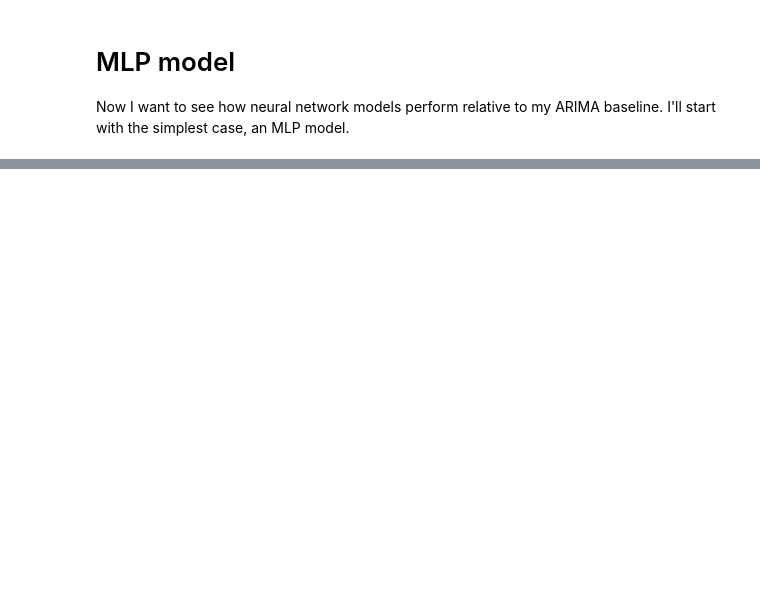
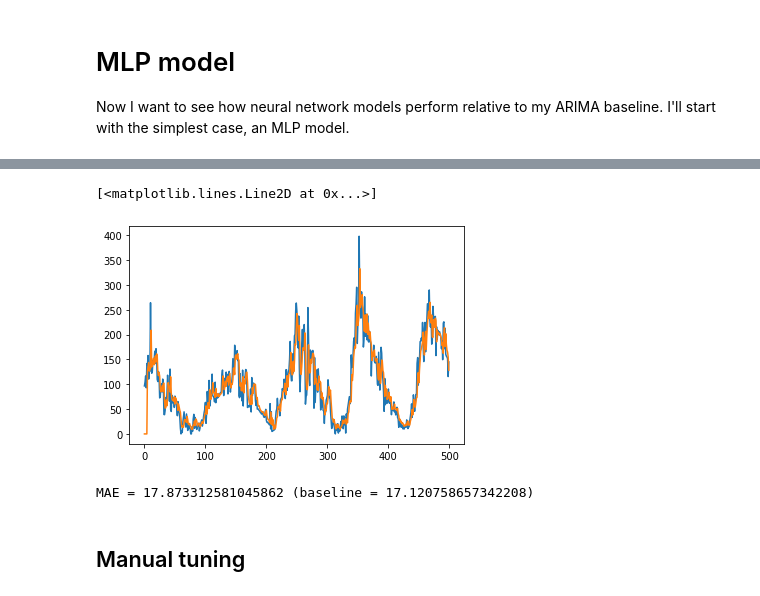
Before and after one commit to vivecalindahl/timeseries-prediction, a Jupyter notebook: rnn-lstm-forecasting.ipynb, the cells around one changed output, grey strips where cells are left out. Saved outputs shown, nothing was run; the diff lists cells and outputs as text; code cells hidden in the pictures; blank space fills up the shorter version.

Commit message:
Add manual tunings of MLP

```diff
--- a/rnn-lstm-forecasting.ipynb
+++ b/rnn-lstm-forecasting.ipynb
@@ -480,0 +726,39 @@ Now I want to see how neural network models perform relative to my ARIMA baselin
+# %%
+def predict(y, model, in_sample=True):
+    """Return predictions for y.
+
+    This implementation will not do out-of-sample forecast (the next unseen time).
+    """
+    # Dataset for evaluating, windowed input for prediction
+    window_size = model.input_shape[-1]
+    ds_valid = make_dataset(y, window_size=window_size, batch_size=32)
+    ds_x = ds_valid.map(lambda x, y: x)
+
+    # Predictions, padded with zeroes
+    yhat = np.zeros(y.shape)
+    yhat[window_size:] = model.predict(ds_x).ravel()
+
+    end = None if in_sample else -1
+
+    if isinstance(y, pd.Series):
+        # Return same type as given
+        yhat = pd.Series(yhat).reindex_like(df.sunspots)
+
+    return yhat[:end]
+# %%
+yhat = predict(df.sunspots, model)
+# %%
+s = slice(0, 500)
+plt.plot(df.sunspots[s] ,'-')
+plt.plot(yhat[s], '-')
+# %% [output]
+[<matplotlib.lines.Line2D at 0x...>]
+[figure, added]
+# %%
+s = slice(split, None)
+mae = evaluate(yhat[s], df.sunspots[s])['mae']
+print(f"MAE = {mae} (baseline = {mae_base})")
+# %% [output]
+MAE = 17.873312581045862 (baseline = 17.120758657342208)
+# %% [markdown]
+## Manual tuning
```
Also changed, not shown: parts of 97 cells of this notebook.
